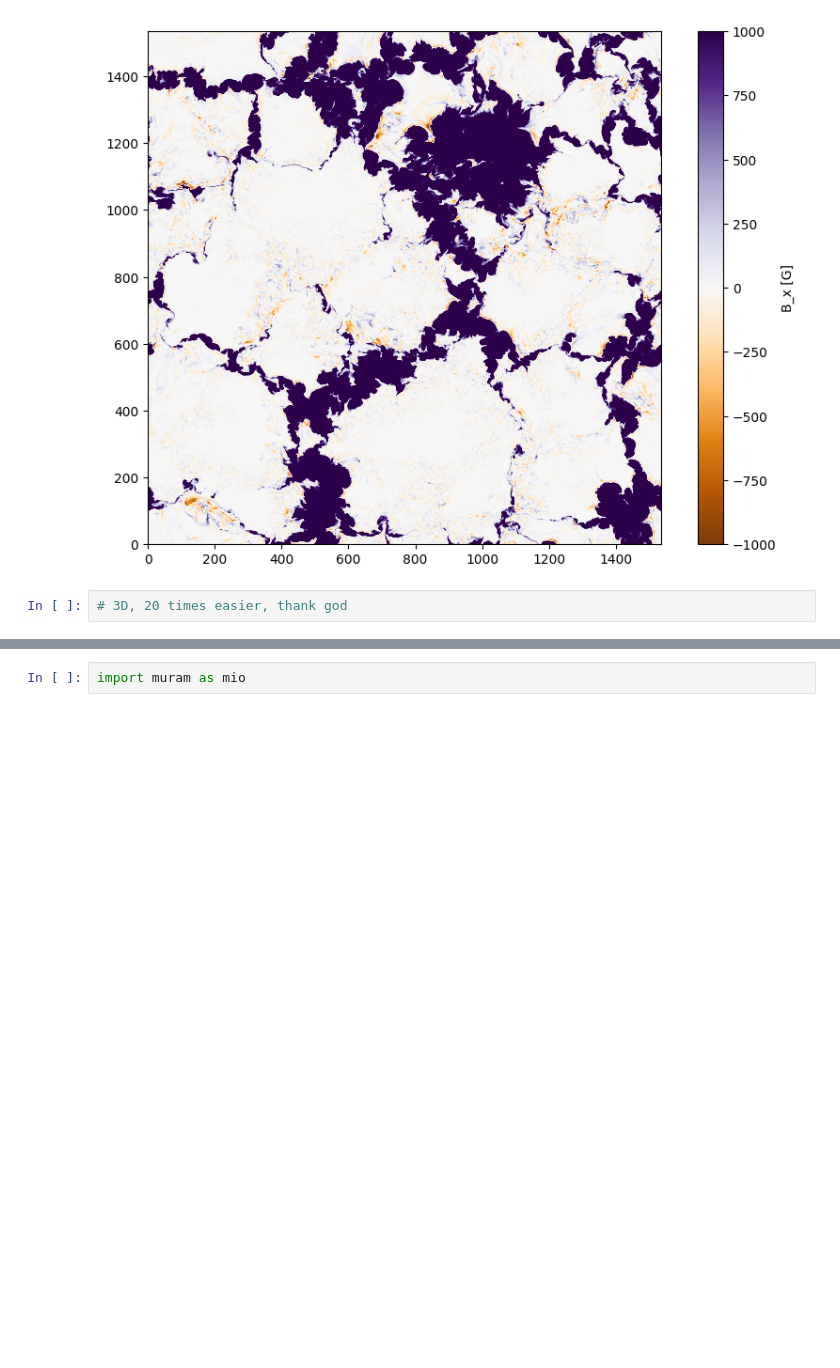
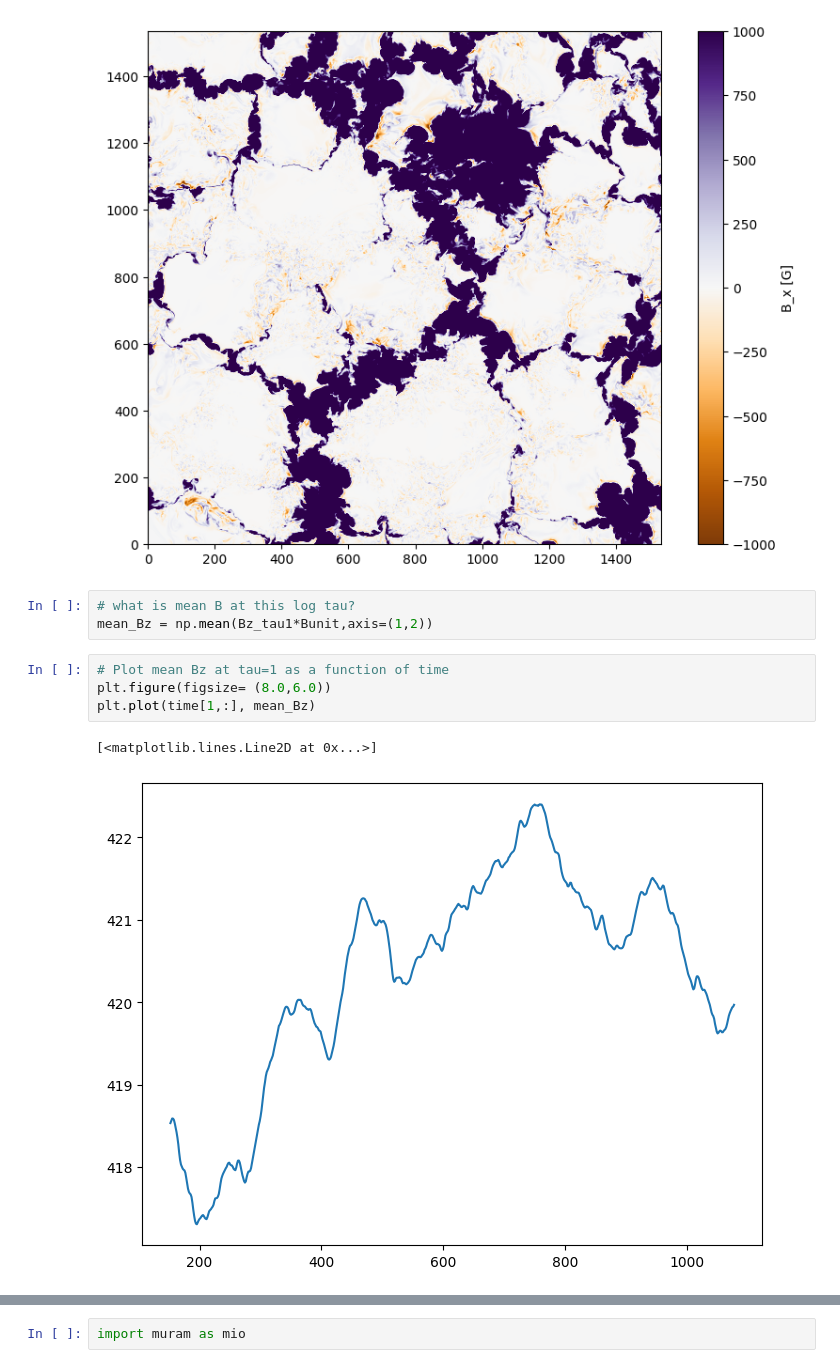
Before and after one commit to ivanzmilic/snapy, a Jupyter notebook: muram_dat_reading.ipynb, the cells around one changed output, grey strips where cells are left out. Drawn from its saved outputs; the diff is of its cells as text; blank space fills up the shorter version.

```diff
--- a/muram_dat_reading.ipynb
+++ b/muram_dat_reading.ipynb
@@ -87,5 +87,13 @@ plt.colorbar(label='B_x [G]')
 plt.savefig('bx_tau1.png',dpi=150)
 # %% [output]
 [figure]
+# %%
+# what is mean B at this log tau?
+mean_Bz = np.mean(Bz_tau1*Bunit,axis=(1,2))
 # %%
-# 3D, 20 times easier, thank god
+# Plot mean Bz at tau=1 as a function of time
+plt.figure(figsize= (8.0,6.0))
+plt.plot(time[1,:], mean_Bz)
+# %% [output]
+[<matplotlib.lines.Line2D at 0x...>]
+[figure, added]
```
Also changed, not shown: parts of 4 cells of this notebook, 1 other file.
